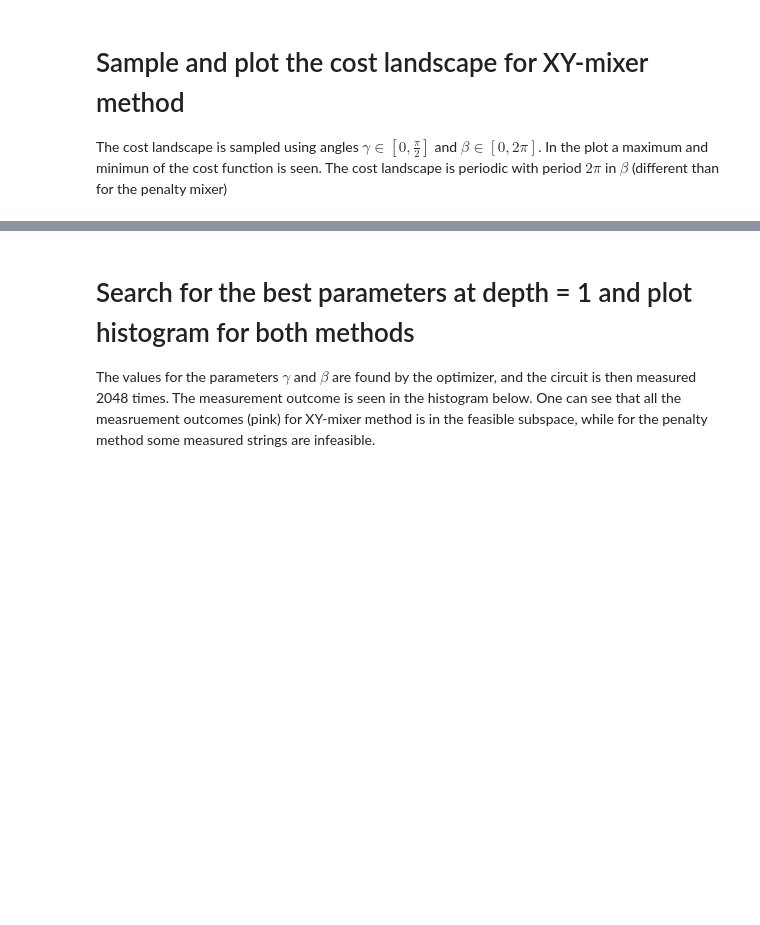
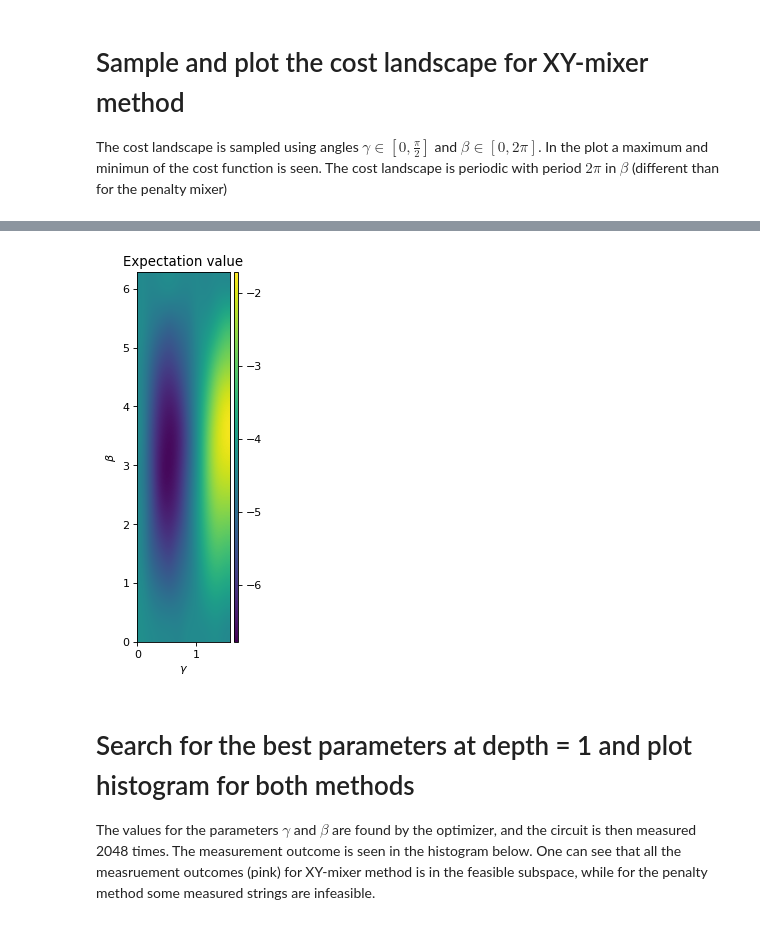
Before and after one commit to OpenQuantumComputing/QAOA, a Jupyter notebook: examples/PortfolioOptimization/ToyExample_PortOpt.ipynb, the cells around one changed output, grey strips where cells are left out. Drawn from its saved outputs; the diff is of its cells as text; code cells hidden in the pictures; blank space fills up the shorter version.

```diff
--- a/examples/PortfolioOptimization/ToyExample_PortOpt.ipynb
+++ b/examples/PortfolioOptimization/ToyExample_PortOpt.ipynb
@@ -142,0 +160,14 @@ _=pl.colorbar(im, cax=cax)
+# %%
+qaoaport_opt_XYmixer_dicke.sample_cost_landscape(angles={"gamma": [0,np.pi/2,10], "beta": [0,2*np.pi,10]})
+f = pl.figure(figsize=(6, 6), dpi= 80, facecolor='w', edgecolor='k');
+_=pl.xlabel(r'$\gamma$')
+_=pl.ylabel(r'$\beta$')
+ax = pl.gca()
+_=pl.title('Expectation value')
+im = ax.imshow(qaoaport_opt_XYmixer.E,interpolation='bicubic',origin='lower',extent=[0,np.pi/2,0,2*np.pi])
+divider = make_axes_locatable(ax)
+cax = divider.append_axes("right", size="5%", pad=0.05)
+_=pl.colorbar(im, cax=cax)
+#Note that the beta range is different for for the penalty method and the XY-mixer method, due to
+#different periods in the mixers.
+# %% [output]
@@ -143,3 +180,4 @@ _=pl.colorbar(im, cax=cax)
+[figure, added]
 # %% [markdown]
 # Search for the best parameters at depth = 1 and plot histogram for both methods
 The values for the parameters $\gamma$ and $\beta$ are found by the optimizer, and the circuit is then measured 2048 times. The measurement outcome is seen in the histogram below. One can see that all the measruement outcomes (pink) for XY-mixer method is in the feasible subspace, while for the penalty method some measured strings are infeasible.
```
Also changed, not shown: parts of 8 cells of this notebook, 5 other files.
